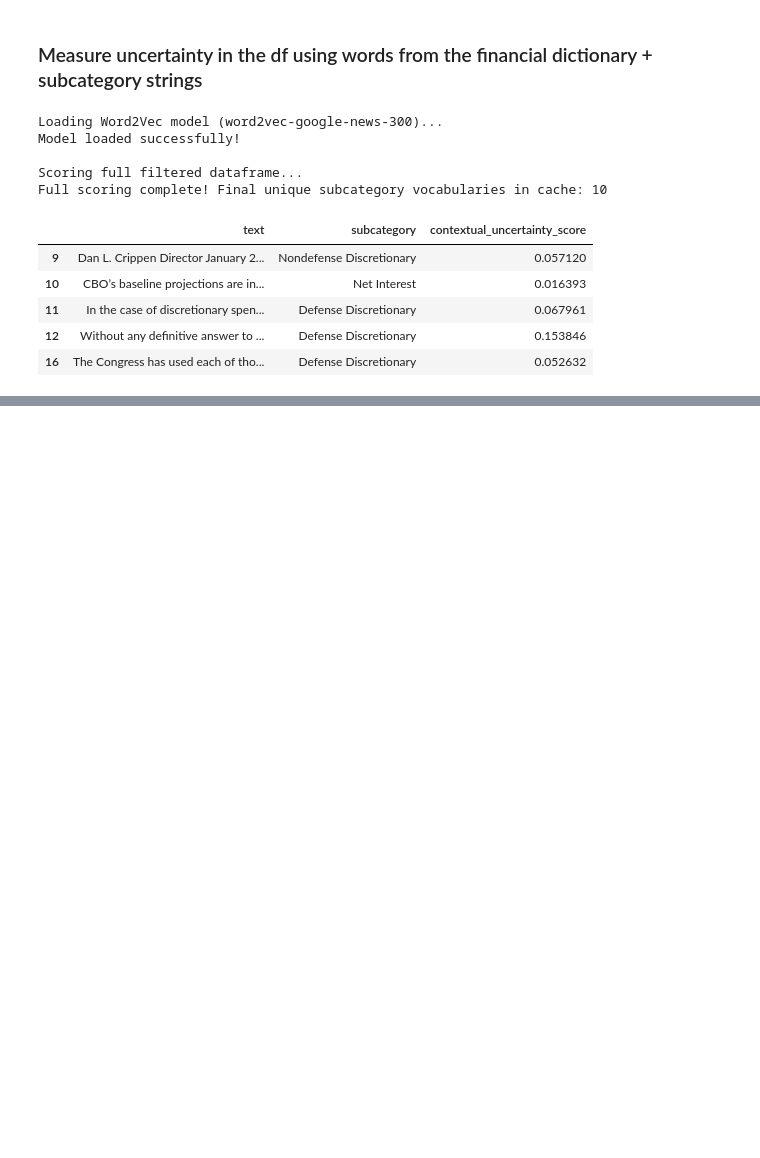
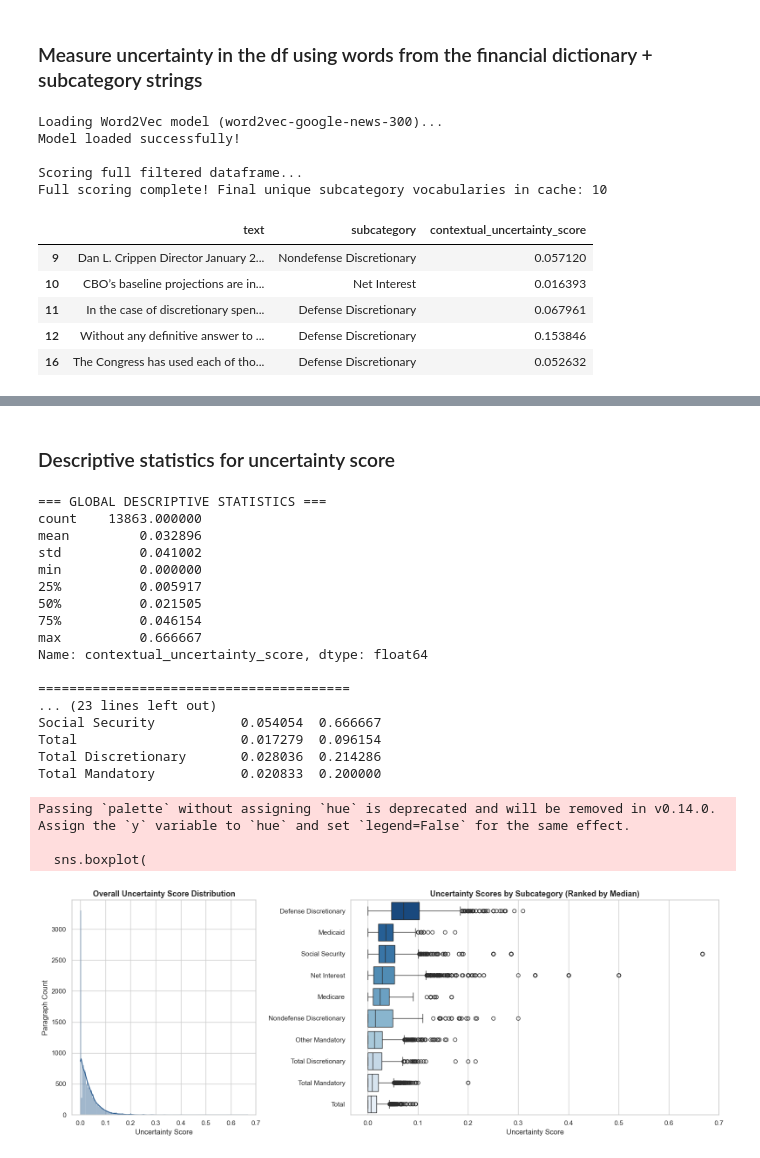
Before and after one commit to tnguye27/projection-uncertainty, a Jupyter notebook: 5_FinDict.ipynb, the cells around one changed output, grey strips where cells are left out. Cells and saved outputs as stored; diff of their text form; code cells hidden in the pictures; blank space fills up the shorter version.

Commit message:
Update 5_FinDict.ipynb
Create descriptive stats and visualize it for contextual uncertainty score

```diff
--- a/5_FinDict.ipynb
+++ b/5_FinDict.ipynb
@@ -209,3 +198,75 @@ Name: contextual_uncertainty_score, dtype: float64
+# %% [markdown]
+### Descriptive statistics for uncertainty score
+# %%
+# Set a clean aesthetic for the plots
+sns.set_theme(style="whitegrid")
+
+# --- 1. Define your uncertainty column name ---
+# Change 'uncertainty_score' if your column has a different name (e.g., 'uncert_score', 'score')
+score_col = 'contextual_uncertainty_score'
+
+
+# --- 2. Print Descriptive Statistics ---
+print("=== GLOBAL DESCRIPTIVE STATISTICS ===")
+print(chunked_pg_w_embed_uncert[score_col].describe())
+print("\n" + "="*40 + "\n")
+
+print("=== DESCRIPTIVE STATISTICS BY SUBCATEGORY ===")
+sub_stats = chunked_pg_w_embed_uncert.groupby('subcategory')[score_col].describe()
+print(sub_stats)
+
+
+# --- 3. Create Visualizations ---
+# Set up a side-by-side subplot canvas
+fig, axes = plt.subplots(1, 2, figsize=(16, 6), gridspec_kw={'width_ratios': [1, 2]})
+
+# Left Plot: Global Distribution (Histogram + KDE)
+sns.histplot(data=chunked_pg_w_embed_uncert, x=score_col, kde=True, ax=axes[0], color='#2b5c8f')
+axes[0].set_title('Overall Uncertainty Score Distribution', fontsize=13, fontweight='bold')
+axes[0].set_xlabel('Uncertainty Score')
+axes[0].set_ylabel('Paragraph Count')
+
+# Right Plot: Distribution by Subcategory (Boxplot)
+# Sorting subcategories by median score to make the visualization easier to read
+group_order = chunked_pg_w_embed_uncert.groupby('subcategory')[score_col].median().sort_values(ascending=False).index
+
+sns.boxplot(
+    data=chunked_pg_w_embed_uncert,
+    y='subcategory',
+    x=score_col,
+    ax=axes[1],
+    order=group_order,
+    palette='Blues_r'
+)
+axes[1].set_title('Uncertainty Scores by Subcategory (Ranked by Median)', fontsize=13, fontweight='bold')
+axes[1].set_xlabel('Uncertainty Score')
+axes[1].set_ylabel('')  # Y-label is obvious from the categories
+
+# Tighten layout and render
+plt.tight_layout()
+plt.show()
+# %% [output]
+=== GLOBAL DESCRIPTIVE STATISTICS ===
+count    13863.000000
+mean         0.032896
+std          0.041002
+min          0.000000
+25%          0.005917
+50%          0.021505
+75%          0.046154
+max          0.666667
+Name: contextual_uncertainty_score, dtype: float64
+
+========================================
+... (23 lines left out)
+Social Security           0.054054  0.666667
+Total                     0.017279  0.096154
+Total Discretionary       0.028036  0.214286
+Total Mandatory           0.020833  0.200000
+Passing `palette` without assigning `hue` is deprecated and will be removed in v0.14.0. Assign the `y` variable to `hue` and set `legend=False` for the same effect.
+
+  sns.boxplot(
+[figure, added]
 # %%
 # export chunked_pg_w_embed with uncertainty score
 chunked_pg_w_embed_uncert.to_csv("data_files/chunked_paragraphs_with_embeddings_uncert.csv", index=False)
```
Also changed, not shown: parts of 2 cells of this notebook.
